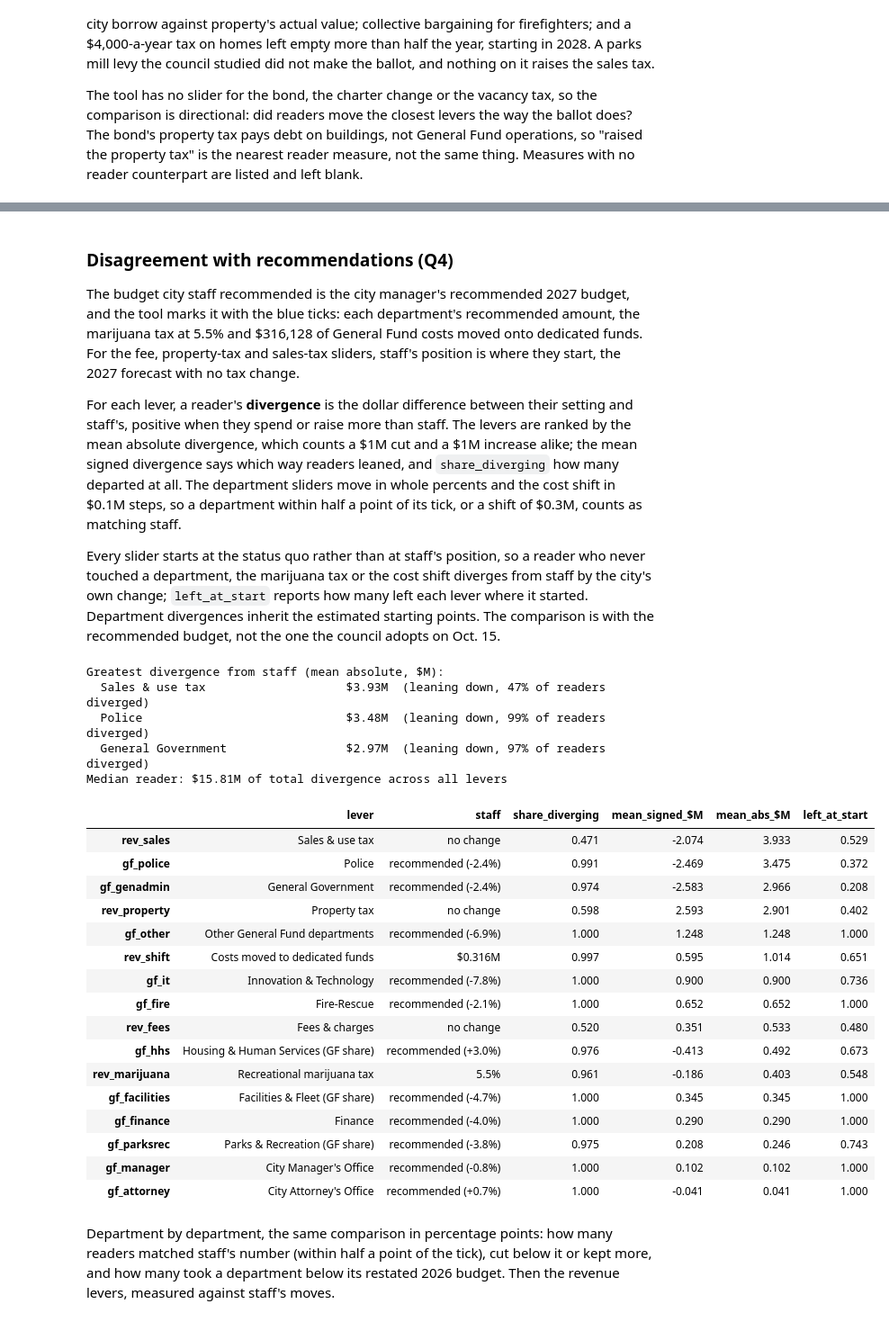
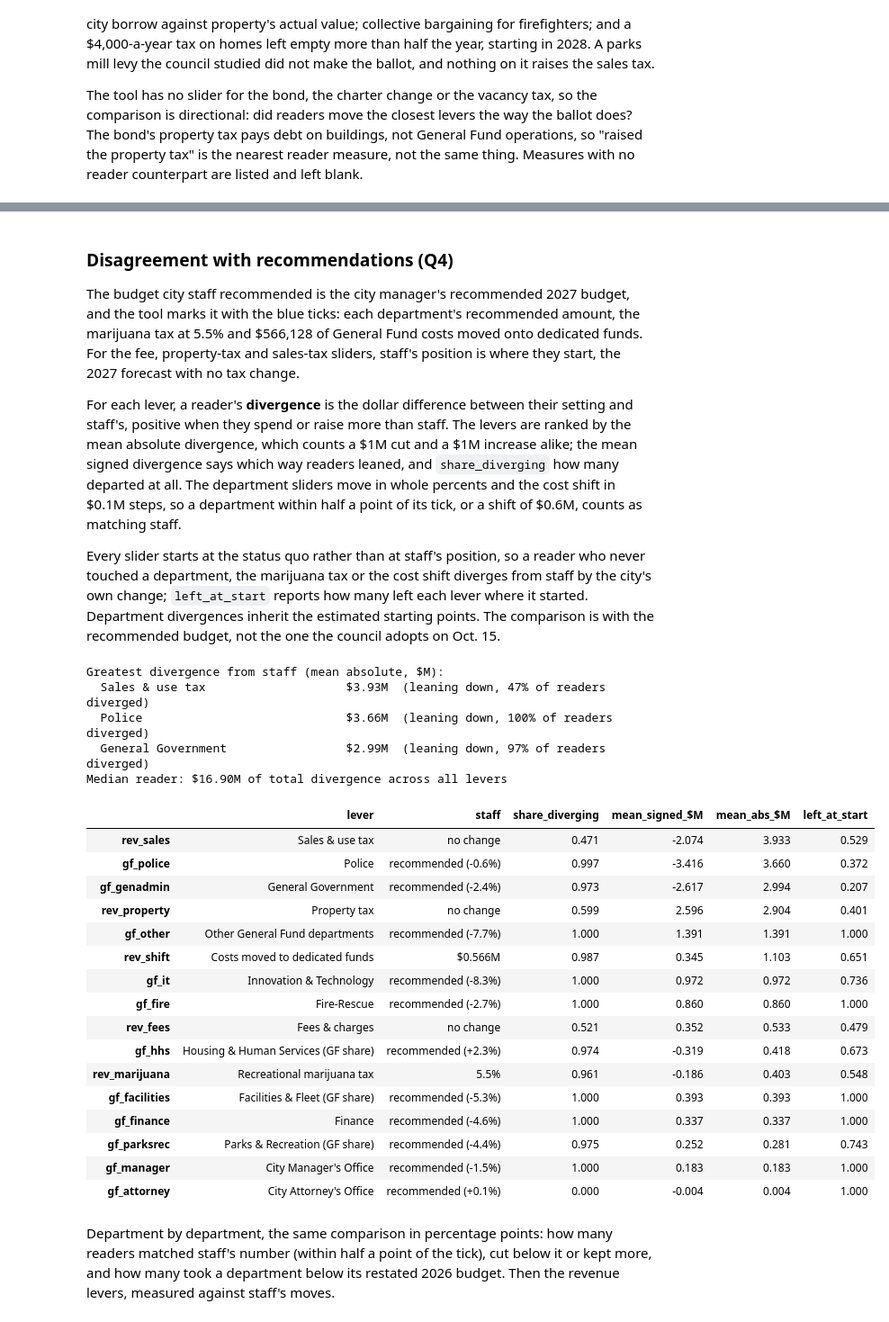
Before and after one commit to brianckeegan/charting-boulder, a Jupyter notebook: 2026-11-budget-tool/budget-survey-analysis.ipynb, the cells around one changed output, grey strips where cells are left out. Shown at 90% size. Saved outputs shown, nothing was run; the diff lists cells and outputs as text; code cells hidden in the pictures.

```diff
--- a/2026-11-budget-tool/budget-survey-analysis.ipynb
+++ b/2026-11-budget-tool/budget-survey-analysis.ipynb
@@ -113,13 +113,13 @@ BALANCE_TOL = 0.05          # the widget submits once the remaining gap is at mo
 # General Fund departments, $M: where each slider starts (the estimated status quo),
 # the recommended 2027 amount, General Fund costs the budget moves onto dedicated
 # funds, and the restated 2026 budget.
-GF_AMOUNT = {'police': 55.588, 'genadmin': 36.493, 'fire': 31.800, 'hhs': 13.699, 'manager': 12.083,
-             'it': 11.580, 'facilities': 7.387, 'finance': 7.314, 'parksrec': 6.930,
-             'attorney': 5.477, 'other': 18.032}
+GF_AMOUNT = {'police': 54.575, 'genadmin': 36.733, 'fire': 32.008, 'hhs': 13.793, 'manager': 12.164,
+             'it': 11.652, 'facilities': 7.435, 'finance': 7.361, 'parksrec': 6.974,
+             'attorney': 5.514, 'other': 18.175}
 GF_RECOMMENDED = {'police': 54.246, 'genadmin': 35.612, 'fire': 30.968, 'hhs': 14.007, 'manager': 11.981,
                   'it': 10.680, 'facilities': 7.042, 'finance': 7.024, 'parksrec': 6.634,
                   'attorney': 5.518, 'other': 16.784}
-GF_MOVED = {'fire': 0.180, 'parksrec': 0.036, 'hhs': 0.100}
+GF_MOVED = {'fire': 0.180, 'parksrec': 0.036, 'hhs': 0.100, 'genadmin': 0.250}
 GF_2026 = {'police': 50.204, 'genadmin': 38.436, 'fire': 29.129, 'hhs': 12.962, 'manager': 11.087,
            'it': 10.372, 'facilities': 7.153, 'finance': 6.881, 'parksrec': 6.490,
            'attorney': 5.067, 'other': 16.702}
@@ -140,7 +140,7 @@ SHIFT_MAX = 5.0
 # The blue "proposed" ticks: the recommended budget, measured from each starting point.
 CITY_GF_PCT = {k: ((GF_RECOMMENDED[k] + GF_MOVED.get(k, 0)) / GF_AMOUNT[k] - 1) * 100 for k in GF_AMOUNT}
 CITY_MJ_RATE = 5.5
-CITY_SHIFT = 0.316
+CITY_SHIFT = 0.566
 
 def marijuana_yield(rate):
     """$M change from today's rate, as the widget's revYield computes it."""
@@ -885,9 +885,9 @@ ballot_df.round(3)
 # %% [markdown]
 ### Disagreement with recommendations (Q4)
 
-The budget city staff recommended is the city manager's recommended 2027 budget, and the tool marks it with the blue ticks: each department's recommended amount, the marijuana tax at 5.5% and \$316,128 of General Fund costs moved onto dedicated funds. For the fee, property-tax and sales-tax sliders, staff's position is where they start, the 2027 forecast with no tax change.
+The budget city staff recommended is the city manager's recommended 2027 budget, and the tool marks it with the blue ticks: each department's recommended amount, the marijuana tax at 5.5% and \$566,128 of General Fund costs moved onto dedicated funds. For the fee, property-tax and sales-tax sliders, staff's position is where they start, the 2027 forecast with no tax change.
 
-For each lever, a reader's **divergence** is the dollar difference between their setting and staff's, positive when they spend or raise more than staff. The levers are ranked by the mean absolute divergence, which counts a \$1M cut and a \$1M increase alike; the mean signed divergence says which way readers leaned, and `share_diverging` how many departed at all. The department sliders move in whole percents and the cost shift in \$0.1M steps, so a department within half a point of its tick, or a shift of \$0.3M, counts as matching staff.
+For each lever, a reader's **divergence** is the dollar difference between their setting and staff's, positive when they spend or raise more than staff. The levers are ranked by the mean absolute divergence, which counts a \$1M cut and a \$1M increase alike; the mean signed divergence says which way readers leaned, and `share_diverging` how many departed at all. The department sliders move in whole percents and the cost shift in \$0.1M steps, so a department within half a point of its tick, or a shift of \$0.6M, counts as matching staff.
 
 Every slider starts at the status quo rather than at staff's position, so a reader who never touched a department, the marijuana tax or the cost shift diverges from staff by the city's own change; `left_at_start` reports how many left each lever where it started. Department divergences inherit the estimated starting points. The comparison is with the recommended budget, not the one the council adopts on Oct. 15.
 # %%
@@ -896,56 +896,56 @@ STAFF = {f'gf_{k}': CITY_GF_PCT[k] for k in GF_AMOUNT}
 STAFF.update({'rev_fees': 0, 'rev_property': 0, 'rev_sales': 0, 'rev_marijuana': CITY_MJ_RATE, 'rev_shift': CITY_SHIFT})
 STAFF_LABEL = {f'gf_{k}': f'recommended ({CITY_GF_PCT[k]:+.1f}%)' for k in GF_AMOUNT}
 STAFF_LABEL.update({'rev_fees': 'no change', 'rev_property': 'no change', 'rev_sales': 'no change',
-                    'rev_marijuana': '5.5%', 'rev_shift': '$0.316M'})
+                    'rev_marijuana': '5.5%', 'rev_shift': '$0.566M'})
 # Matching staff: departments move in whole percents, the cost shift in $0.1M steps.
 TOL = {c: (0.5 if c.startswith('gf_') else 0.05 if c == 'rev_shift' else 0) for c in LEVERS}
 
 # Each reader's divergence from staff, $M (+ = more spending or more revenue than staff).
 div_df = pd.DataFrame({**{f'gf_{k}': (responses_df[f'gf_{k}'] - STAFF[f'gf_{k}']) / 100 * amt for k, amt in GF_AMOUNT.items()},
                        **{f'rev_{k}': responses_df[f'rev_{k}'] / 100 * base for k, base in REV_BASE.items()}})
 div_df['rev_marijuana'] = marijuana_yield(responses_df['rev_marijuana']) - float(marijuana_yield(CITY_MJ_RATE))
 div_df['rev_shift'] = responses_df['rev_shift'] - CITY_SHIFT
 
 diverging = {c: (responses_df[c] - STAFF[c]).abs() > TOL[c] for c in LEVERS}
 q4_div = pd.DataFrame({
     'lever': pd.Series(LEVERS),
     'staff': pd.Series(STAFF_LABEL),
     'share_diverging': pd.Series({c: d.mean() for c, d in diverging.items()}),
     'mean_signed_$M': div_df.mean(),
     'mean_abs_$M': div_df.abs().mean(),
     'left_at_start': pd.Series({c: (responses_df[c] == START[c]).mean() for c in LEVERS}),
 }).sort_values('mean_abs_$M', ascending=False)
 
 total_div_s = div_df.abs().sum(axis=1)
 print('Greatest divergence from staff (mean absolute, $M):')
 for c, r in q4_div.head(3).iterrows():
     print(f"  {r['lever']:<34} ${r['mean_abs_$M']:.2f}M  (leaning {'up' if r['mean_signed_$M'] > 0 else 'down'}, "
           f"{r['share_diverging']:.0%} of readers diverged)")
 print(f'Median reader: ${total_div_s.median():.2f}M of total divergence across all levers')
 q4_div.round(3)
 # %% [output]
 Greatest divergence from staff (mean absolute, $M):
   Sales & use tax                    $3.93M  (leaning down, 47% of readers diverged)
-  Police                             $3.48M  (leaning down, 99% of readers diverged)
-  General Government                 $2.97M  (leaning down, 97% of readers diverged)
-Median reader: $15.81M of total divergence across all levers
+  Police                             $3.66M  (leaning down, 100% of readers diverged)
+  General Government                 $2.99M  (leaning down, 97% of readers diverged)
+Median reader: $16.90M of total divergence across all levers
 |  | lever | staff | share_diverging | mean_signed_$M | mean_abs_$M | left_at_start |
 | rev_sales | Sales & use tax | no change | 0.471 | -2.074 | 3.933 | 0.529 |
-| gf_police | Police | recommended (-2.4%) | 0.991 | -2.469 | 3.475 | 0.372 |
-| gf_genadmin | General Government | recommended (-2.4%) | 0.974 | -2.583 | 2.966 | 0.208 |
-| rev_property | Property tax | no change | 0.598 | 2.593 | 2.901 | 0.402 |
-| gf_other | Other General Fund departments | recommended (-6.9%) | 1.000 | 1.248 | 1.248 | 1.000 |
-| rev_shift | Costs moved to dedicated funds | $0.316M | 0.997 | 0.595 | 1.014 | 0.651 |
-| gf_it | Innovation & Technology | recommended (-7.8%) | 1.000 | 0.900 | 0.900 | 0.736 |
-| gf_fire | Fire-Rescue | recommended (-2.1%) | 1.000 | 0.652 | 0.652 | 1.000 |
-| rev_fees | Fees & charges | no change | 0.520 | 0.351 | 0.533 | 0.480 |
-| gf_hhs | Housing & Human Services (GF share) | recommended (+3.0%) | 0.976 | -0.413 | 0.492 | 0.673 |
+| gf_police | Police | recommended (-0.6%) | 0.997 | -3.416 | 3.660 | 0.372 |
+| gf_genadmin | General Government | recommended (-2.4%) | 0.973 | -2.617 | 2.994 | 0.207 |
+| rev_property | Property tax | no change | 0.599 | 2.596 | 2.904 | 0.401 |
+| gf_other | Other General Fund departments | recommended (-7.7%) | 1.000 | 1.391 | 1.391 | 1.000 |
+| rev_shift | Costs moved to dedicated funds | $0.566M | 0.987 | 0.345 | 1.103 | 0.651 |
+| gf_it | Innovation & Technology | recommended (-8.3%) | 1.000 | 0.972 | 0.972 | 0.736 |
+| gf_fire | Fire-Rescue | recommended (-2.7%) | 1.000 | 0.860 | 0.860 | 1.000 |
+| rev_fees | Fees & charges | no change | 0.521 | 0.352 | 0.533 | 0.479 |
+| gf_hhs | Housing & Human Services (GF share) | recommended (+2.3%) | 0.974 | -0.319 | 0.418 | 0.673 |
 | rev_marijuana | Recreational marijuana tax | 5.5% | 0.961 | -0.186 | 0.403 | 0.548 |
-| gf_facilities | Facilities & Fleet (GF share) | recommended (-4.7%) | 1.000 | 0.345 | 0.345 | 1.000 |
-| gf_finance | Finance | recommended (-4.0%) | 1.000 | 0.290 | 0.290 | 1.000 |
-| gf_parksrec | Parks & Recreation (GF share) | recommended (-3.8%) | 0.975 | 0.208 | 0.246 | 0.743 |
-| gf_manager | City Manager's Office | recommended (-0.8%) | 1.000 | 0.102 | 0.102 | 1.000 |
-| gf_attorney | City Attorney's Office | recommended (+0.7%) | 1.000 | -0.041 | 0.041 | 1.000 |
+| gf_facilities | Facilities & Fleet (GF share) | recommended (-5.3%) | 1.000 | 0.393 | 0.393 | 1.000 |
+| gf_finance | Finance | recommended (-4.6%) | 1.000 | 0.337 | 0.337 | 1.000 |
+| gf_parksrec | Parks & Recreation (GF share) | recommended (-4.4%) | 0.975 | 0.252 | 0.281 | 0.743 |
+| gf_manager | City Manager's Office | recommended (-1.5%) | 1.000 | 0.183 | 0.183 | 1.000 |
+| gf_attorney | City Attorney's Office | recommended (+0.1%) | 0.000 | -0.004 | 0.004 | 1.000 |
 # %% [markdown]
 Department by department, the same comparison in percentage points: how many readers matched staff's number (within half a point of the tick), cut below it or kept more, and how many took a department below its restated 2026 budget. Then the revenue levers, measured against staff's moves.
 # %%
```
Also changed, not shown: parts of 19 cells of this notebook, 4 other files.
